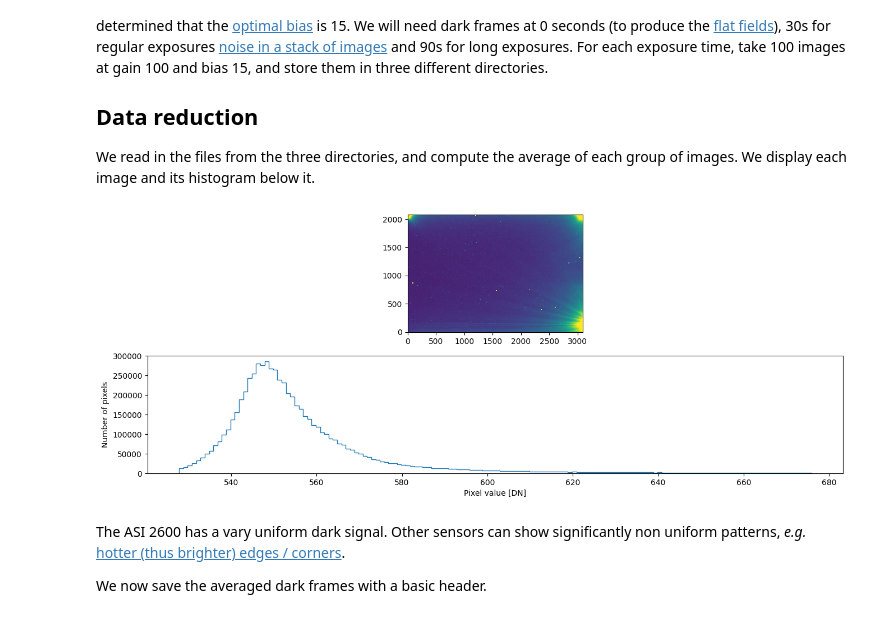
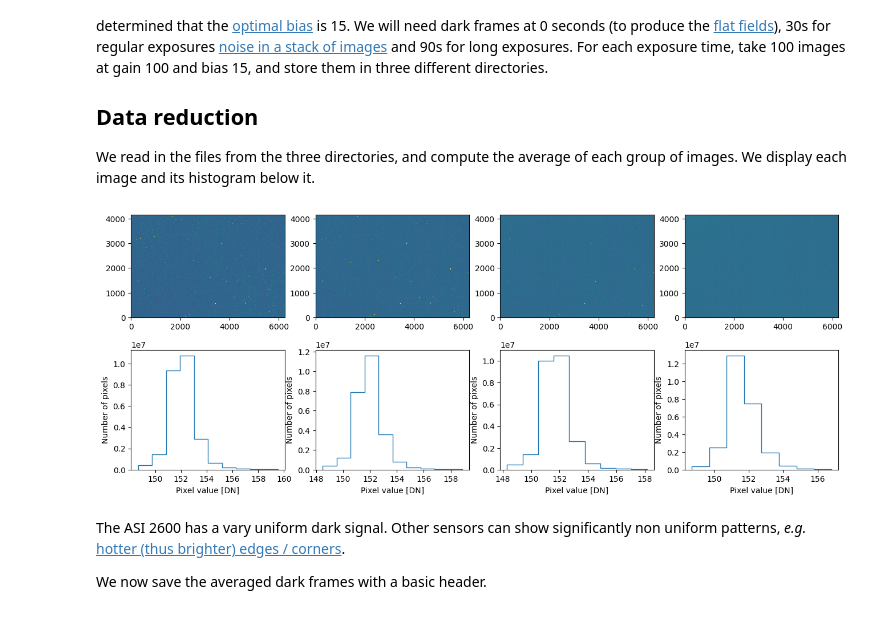
Before and after one commit to frederic-auchere/OHP, a Jupyter notebook: darks.ipynb, the cells around one changed output. Saved outputs shown, nothing was run; the diff lists cells and outputs as text; code cells hidden in the pictures.

Commit message:
Updated darks notebook

```diff
--- a/darks.ipynb
+++ b/darks.ipynb
@@ -25,41 +25,39 @@ from astropy.visualization import ImageNormalize, LinearStretch, PercentileInter
 import matplotlib.pyplot as plt
 import numpy as np
 
 import inout
 
 # Replace by your directories
 paths = [r'D:\Astro\ASI2600MM\20230715\Darks_G100_O15_T-5_90s\CameraCCD_1\2023-07-15',
          r'D:\Astro\ASI2600MM\20230715\Darks_G100_O15_T-5_60s\CameraCCD_1\2023-07-15',
          r'D:\Astro\ASI2600MM\20230715\Darks_G100_O15_T-5_30s\CameraCCD_1\2023-07-15',
          r'D:\Astro\ASI2600MM\20230715\Darks_G100_O15_T-5_00s\CameraCCD_1\2023-07-15'
          ]
-paths = [r'D:\DARK\R',]
 
 fix, axes = plt.subplots(2, len(paths), figsize=(16, 6))
 
 dark_frames = []  # used to save the stacked dark frames
 base_headers = []  # used to save one header for later
 for i, path in enumerate(paths):
-        files = glob.glob(os.path.join(path, '*.fits'))
-
+        files = glob.glob(os.path.join(path, '*.fit'))
         # Averages the dark frames
         dark_frame = 0.0
         for f in tqdm(files):
             dark = fits.getdata(f)
             dark_frame = dark_frame + dark
         dark_frame = dark_frame / len(files)
 
         dark_frames.append(dark_frame)
         base_headers.append(fits.getheader(files[0]))
 
         norm = ImageNormalize(dark_frame, stretch=LinearStretch(), interval=PercentileInterval(99))
 
-        axes[0].imshow(dark_frame, norm=norm, origin='lower')
-        axes[1].hist(dark_frame.flatten(), histtype='step', bins=int(norm.vmax - norm.vmin), range=[norm.vmin, norm.vmax])
-        axes[1].set_xlabel('Pixel value [DN]')
-        axes[1].set_ylabel('Number of pixels')
+        axes[0, i].imshow(dark_frame, norm=norm, origin='lower')
+        axes[1, i].hist(dark_frame.flatten(), histtype='step', bins=int(norm.vmax - norm.vmin), range=[norm.vmin, norm.vmax])
+        axes[1, i].set_xlabel('Pixel value [DN]')
+        axes[1, i].set_ylabel('Number of pixels')
 # %% [output]
-[figure, old version]
+[figure, new version]
 # %% [markdown]
 The ASI 2600 has a vary uniform dark signal. Other sensors can show significantly non uniform patterns, *e.g.* [hotter (thus brighter) edges / corners](https://www.cloudynights.com/uploads/monthly_01_2016/post-199816-0-67542700-1452139850.jpg).
 
```
